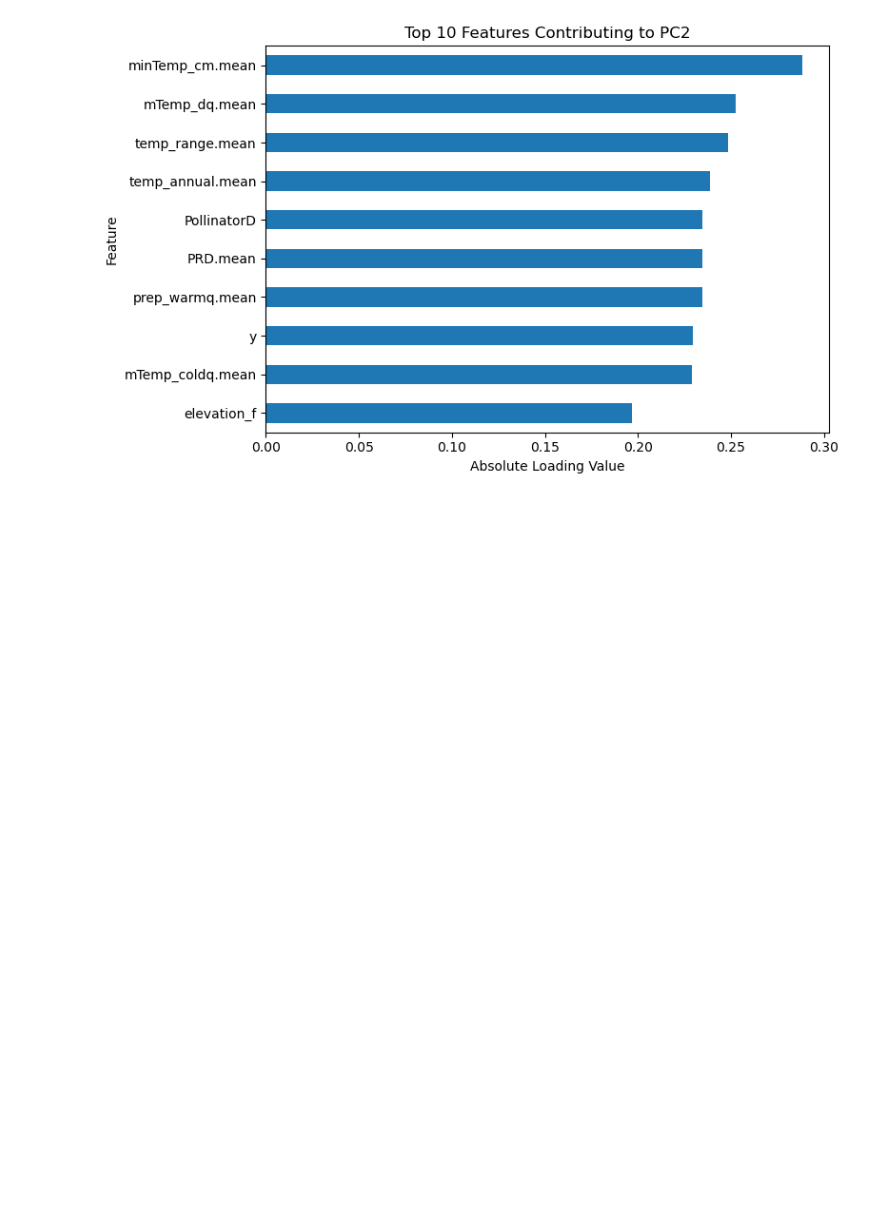
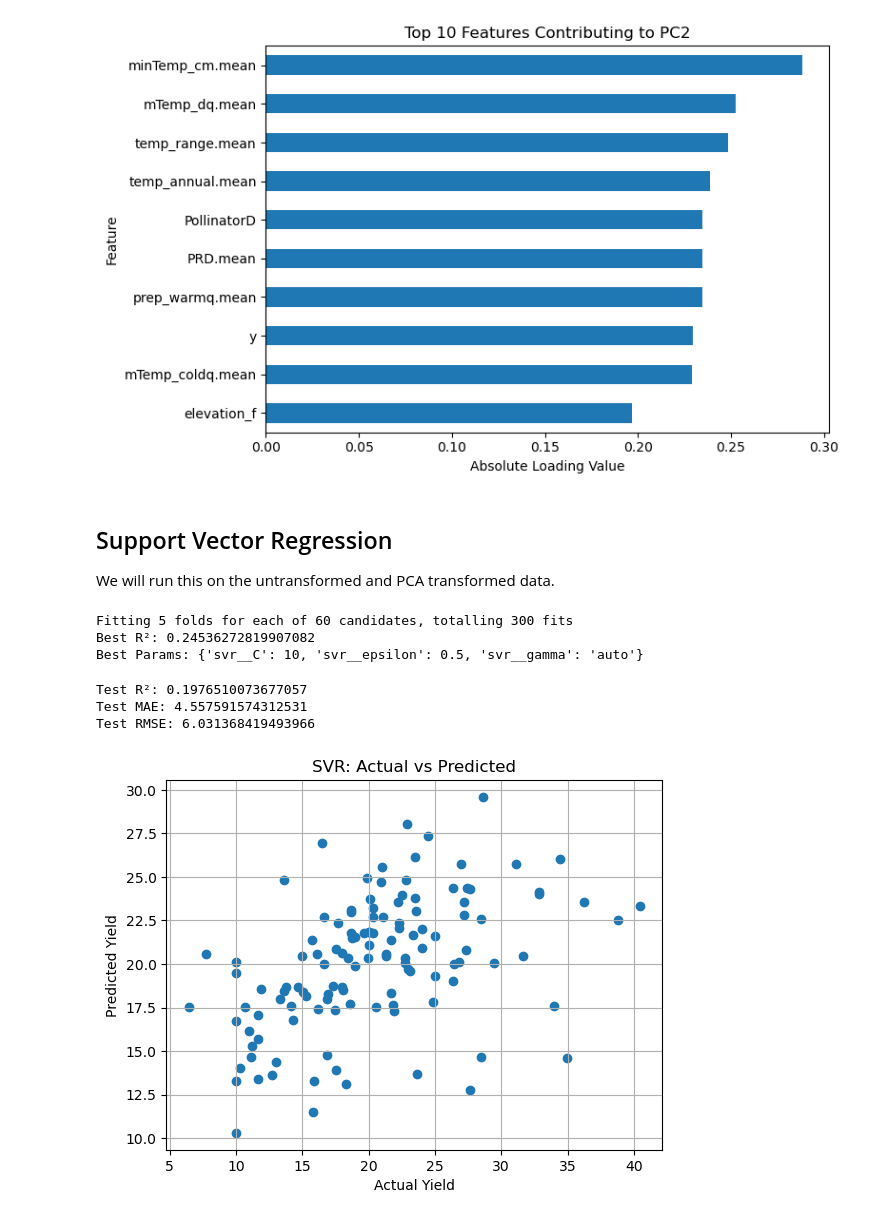
Before and after one commit to ajrx575/Machine_Learning_Final, a Jupyter notebook: ML/Final/Final_Project.ipynb, the cells around one changed output. Saved outputs shown, nothing was run; the diff lists cells and outputs as text; code cells hidden in the pictures; blank space fills up the shorter version.

Commit message:
SVR untransformed model complete

```diff
--- a/ML/Final/Final_Project.ipynb
+++ b/ML/Final/Final_Project.ipynb
@@ -346,3 +346,7 @@ elevation_f         0.196679
 Name: PC2, dtype: float64
 [figure]
 [figure]
+# %% [markdown]
+## Support Vector Regression
+
+We will run this on the untransformed and PCA transformed data.
@@ -348,0 +378,54 @@ Name: PC2, dtype: float64
+# %%
+#hyperparameter grid search for the best parameters
+from sklearn.model_selection import GridSearchCV
+
+param_grid = {
+    "svr__C": [0.1, 1, 10, 100],
+    "svr__gamma": ["scale", "auto", 0.01, 0.001, 0.0001],
+    "svr__epsilon": [0.1, 0.5, 1.0]
+}
+
+grid = GridSearchCV(
+    estimator= svr_model,
+    param_grid= param_grid,
+    cv=5,
+    scoring="r2",
+    n_jobs=-1,
+    verbose= 2
+)
+
+grid.fit(X_train, y_train)
+
+print("Best R²:", grid.best_score_)
+print("Best Params:", grid.best_params_)
+
+best_svr_model = grid.best_estimator_
+# %% [output]
+Fitting 5 folds for each of 60 candidates, totalling 300 fits
+Best R²: 0.24536272819907082
+Best Params: {'svr__C': 10, 'svr__epsilon': 0.5, 'svr__gamma': 'auto'}
+# %%
+# evaluate on the test set
+y_pred = grid.predict(X_test)
+
+from sklearn.metrics import r2_score, mean_absolute_error, mean_squared_error
+import numpy as np
+
+print("Test R²:", r2_score(y_test, y_pred))
+print("Test MAE:", mean_absolute_error(y_test, y_pred))
+print("Test RMSE:", np.sqrt(mean_squared_error(y_test, y_pred)))
+# %% [output]
+Test R²: 0.1976510073677057
+Test MAE: 4.557591574312531
+Test RMSE: 6.031368419493966
+# %%
+# plot actual vs predicted for the untransformed dataset
+plt.scatter(y_test, y_pred)
+plt.xlabel("Actual Yield")
+plt.ylabel("Predicted Yield")
+plt.title("SVR: Actual vs Predicted")
+plt.grid(True)
+plt.savefig(r"C:\Users\tiffa\Machine_Learning_Final\ML\Final\Figures\SVR_untransformed_actual_vs_pred.png")
+plt.show()
+# %% [output]
+[figure, added]
```
Also changed, not shown: parts of 6 cells of this notebook, 2 other files.
